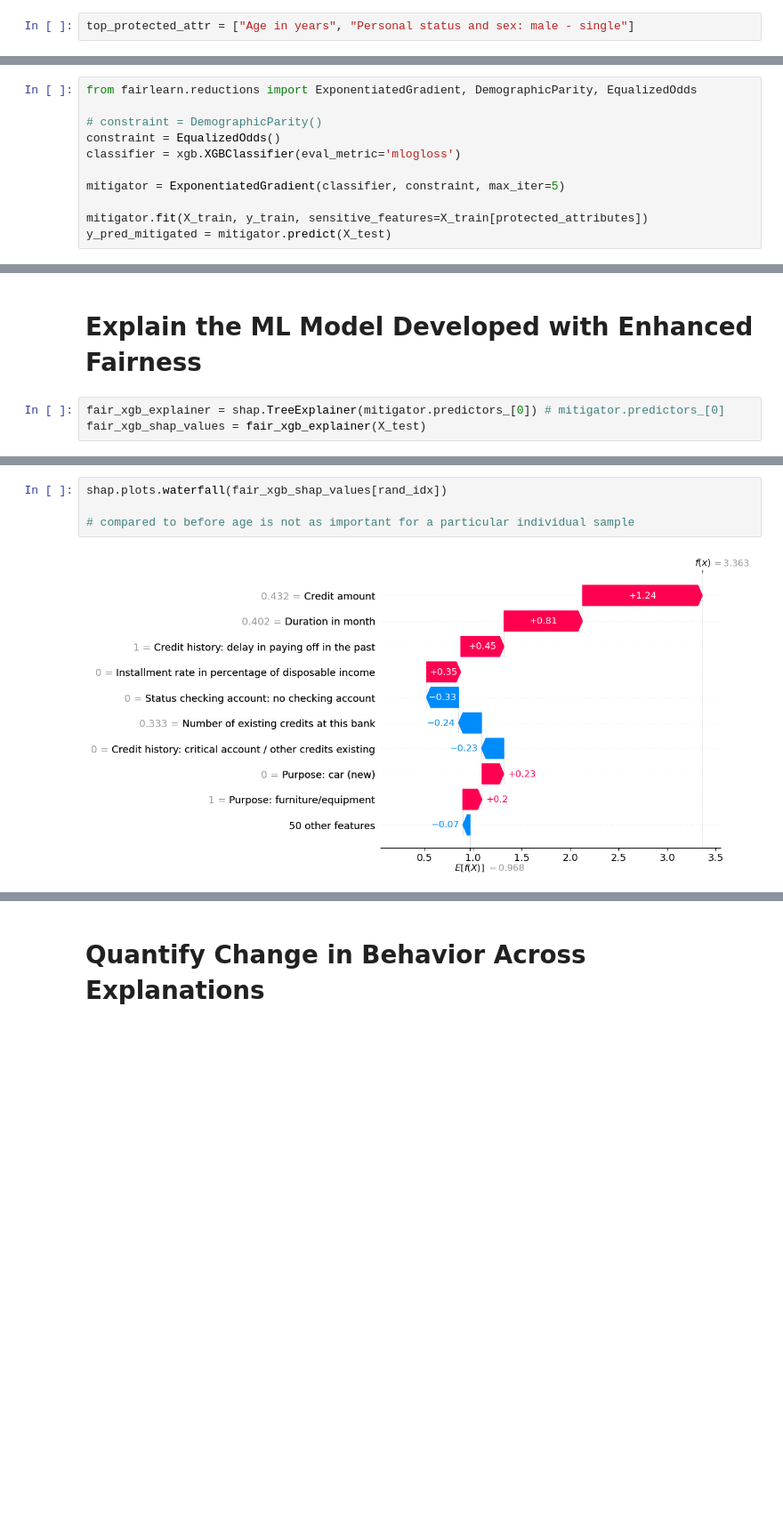
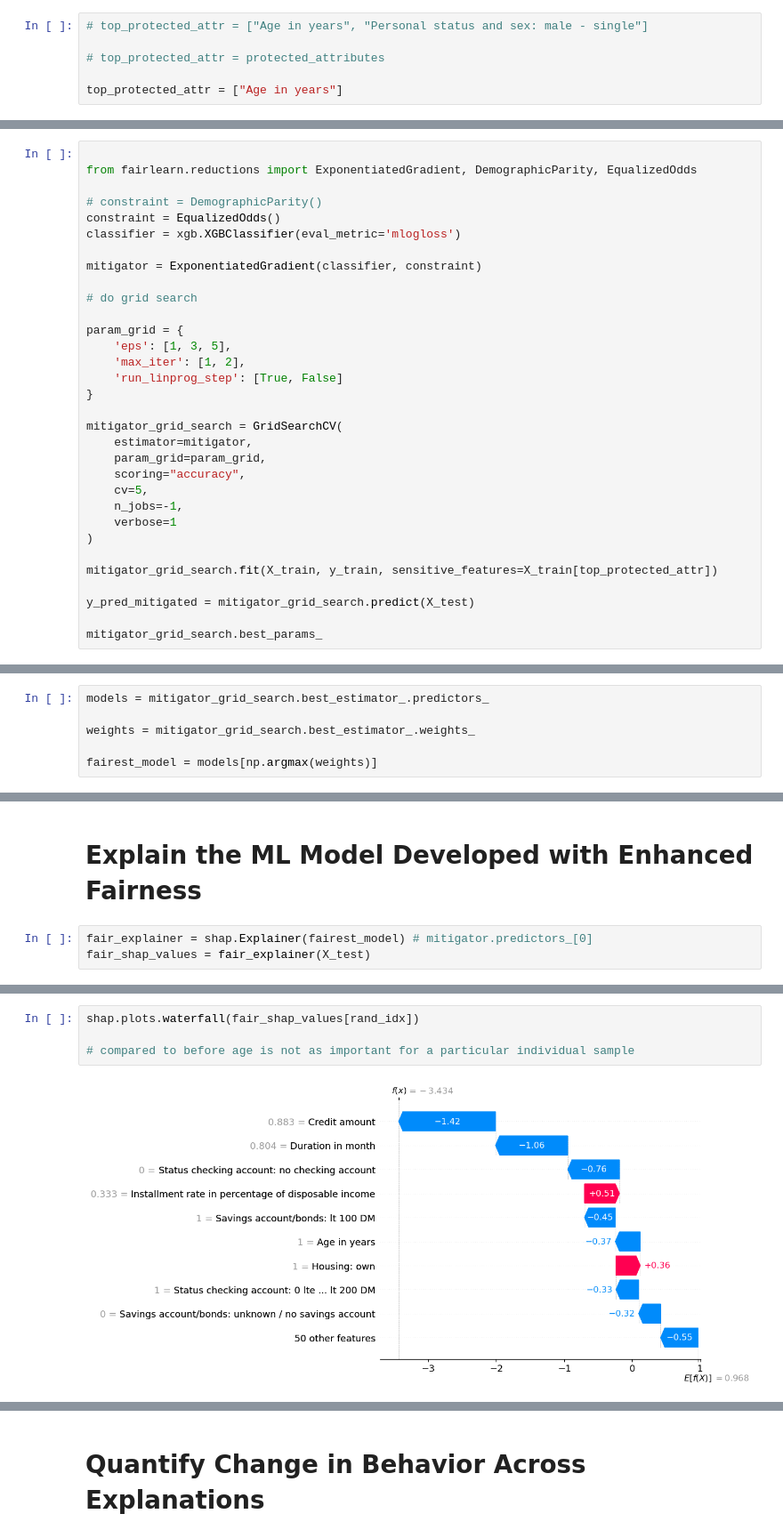
Before and after one commit to WiiLife/XAI_project, a Jupyter notebook: XAI_final_project.ipynb, the cells around one changed output, grey strips where cells are left out. Shown at 89% size. Cells and saved outputs as stored; diff of their text form; blank space fills up the shorter version.

```diff
--- a/XAI_final_project.ipynb
+++ b/XAI_final_project.ipynb
@@ -571,7 +579,11 @@ X_train["Age in years"] = pd.cut(
 
 # need to discretize the continous features for fairlearn to be able to work best
 # %%
-top_protected_attr = ["Age in years", "Personal status and sex: male - single"]
+# top_protected_attr = ["Age in years", "Personal status and sex: male - single"]
+
+# top_protected_attr = protected_attributes
+
+top_protected_attr = ["Age in years"]
 # %%
 from sklearn.metrics import accuracy_score
 from fairlearn.metrics import demographic_parity_difference, equalized_odds_difference
@@ -615,13 +670,34 @@ Equalized Odds Difference: 0.6250
 # %% [markdown]
 ### fairness in model training (in-processing)
 # %%
+
 from fairlearn.reductions import ExponentiatedGradient, DemographicParity, EqualizedOdds
 
 # constraint = DemographicParity()
 constraint = EqualizedOdds()
 classifier = xgb.XGBClassifier(eval_metric='mlogloss')
 
-mitigator = ExponentiatedGradient(classifier, constraint, max_iter=5)
+mitigator = ExponentiatedGradient(classifier, constraint)
 
-mitigator.fit(X_train, y_train, sensitive_features=X_train[protected_attributes])
-y_pred_mitigated = mitigator.predict(X_test)
+# do grid search
+
+param_grid = {
+    'eps': [1, 3, 5],
+    'max_iter': [1, 2],
+    'run_linprog_step': [True, False]
+}
+
+mitigator_grid_search = GridSearchCV(
+    estimator=mitigator,
+    param_grid=param_grid,
+    scoring="accuracy",
+    cv=5,
+    n_jobs=-1,
+    verbose=1
+)
+
+mitigator_grid_search.fit(X_train, y_train, sensitive_features=X_train[top_protected_attr])
+
+y_pred_mitigated = mitigator_grid_search.predict(X_test)
+
+mitigator_grid_search.best_params_
@@ -671,5 +768,11 @@ Equalized Odds Difference: 0.9412
 # %% [markdown]
 # Compare Performance of ML Models
+# %%
+models = mitigator_grid_search.best_estimator_.predictors_
+
+weights = mitigator_grid_search.best_estimator_.weights_
+
+fairest_model = models[np.argmax(weights)]
 # %%
 from sklearn.metrics import f1_score
 
@@ -710,7 +816,7 @@ ax[1].legend()
 # %% [markdown]
 # Explain the ML Model Developed with Enhanced Fairness
 # %%
-fair_xgb_explainer = shap.TreeExplainer(mitigator.predictors_[0]) # mitigator.predictors_[0]
-fair_xgb_shap_values = fair_xgb_explainer(X_test)
+fair_explainer = shap.Explainer(fairest_model) # mitigator.predictors_[0]
+fair_shap_values = fair_explainer(X_test)
 # %%
 prot_att_idx = np.where(data.columns.isin(protected_attributes))[0]
@@ -728,8 +834,8 @@ shap.plots.bar(fair_xgb_shap_values, max_display=20)
 # %% [output]
 [figure]
 # %%
-shap.plots.waterfall(fair_xgb_shap_values[rand_idx])
+shap.plots.waterfall(fair_shap_values[rand_idx])
 
 # compared to before age is not as important for a particular individual sample
 # %% [output]
-[figure, old version]
+[figure, new version]
```
Also changed, not shown: parts of 37 cells of this notebook.
